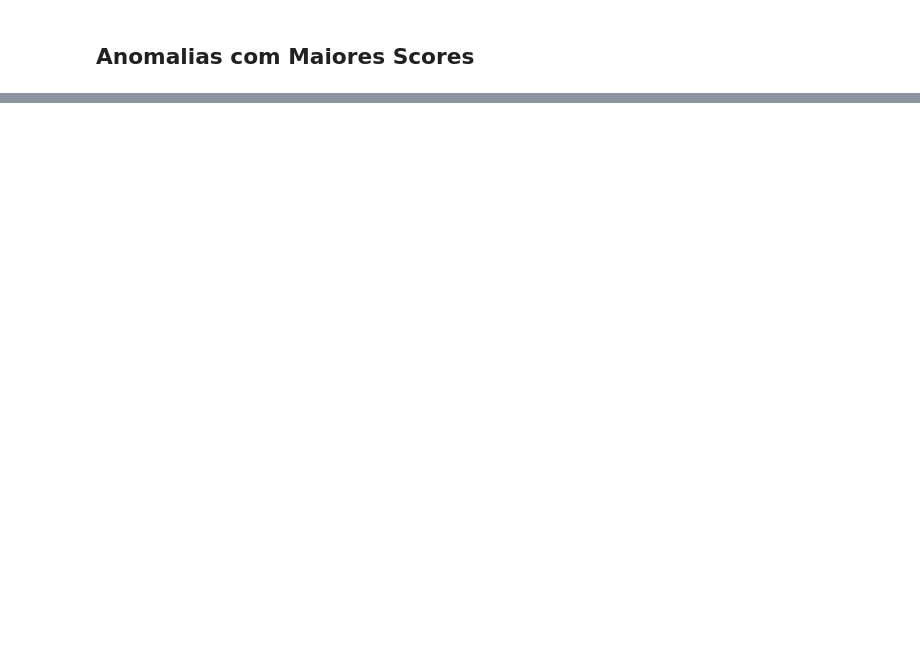
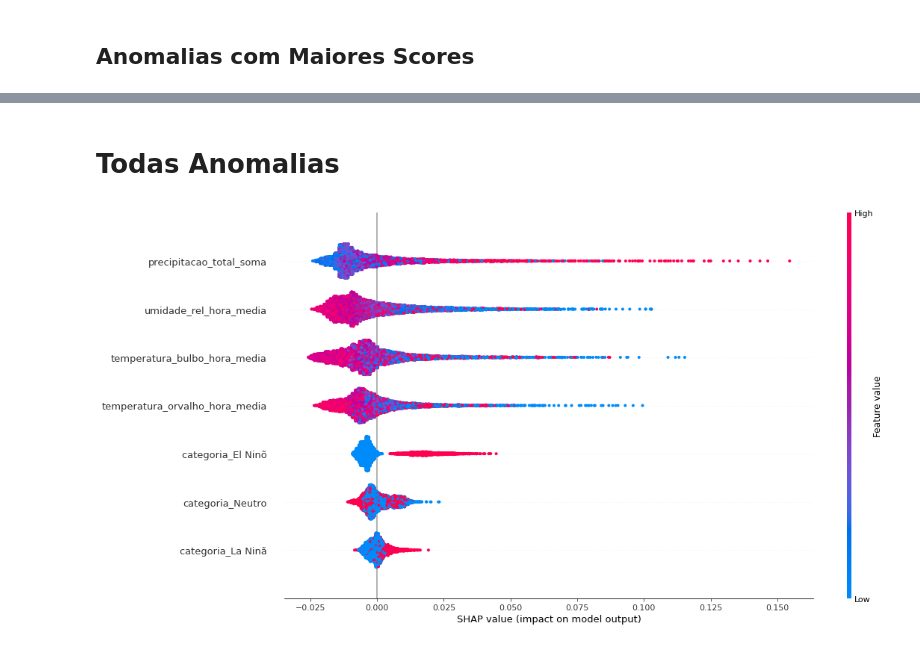
Before and after one commit to AlexandreSaback/tcc_anomaly_detection, a Jupyter notebook: explorations/AD_05_AnomalyScores.ipynb, the cells around one changed output, grey strips where cells are left out. Saved outputs shown, nothing was run; the diff lists cells and outputs as text; code cells hidden in the pictures; blank space fills up the shorter version.

```diff
--- a/explorations/AD_05_AnomalyScores.ipynb
+++ b/explorations/AD_05_AnomalyScores.ipynb
@@ -332,0 +573,5 @@ plt.show()
+# %% [markdown]
+# Todas Anomalias
+# %%
+explainer = shap.Explainer(iforest_model.decision_function, complete_predictions[feature_cols])
+shap_values = explainer(complete_predictions[feature_cols])
@@ -332,0 +581,6 @@ plt.show()
+# %%
+# fig, ax = plt.subplots(figsize=(16,6))
+shap.summary_plot(shap_values, complete_predictions[feature_cols], show=False, plot_size=(16,8))
+plt.show()
+# %% [output]
+[figure, added]
```
Also changed, not shown: parts of 35 cells of this notebook, 3 other files.
